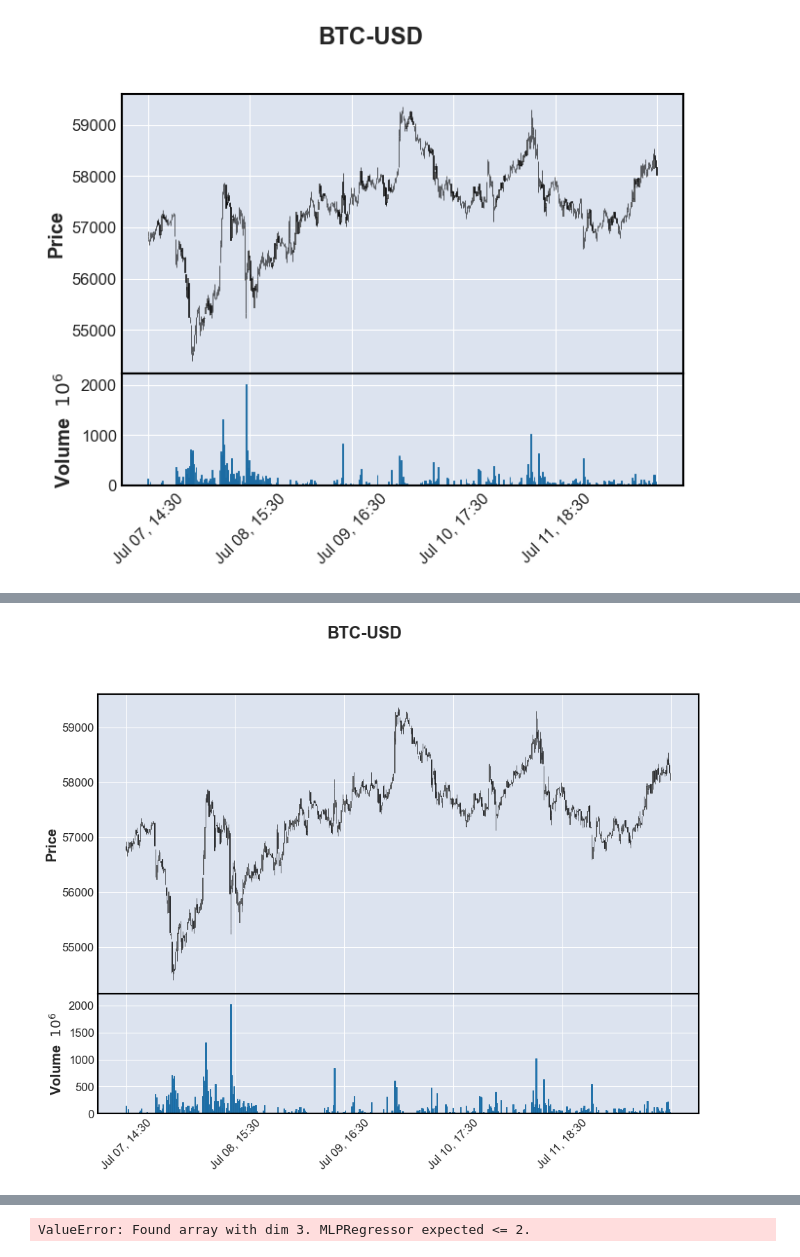
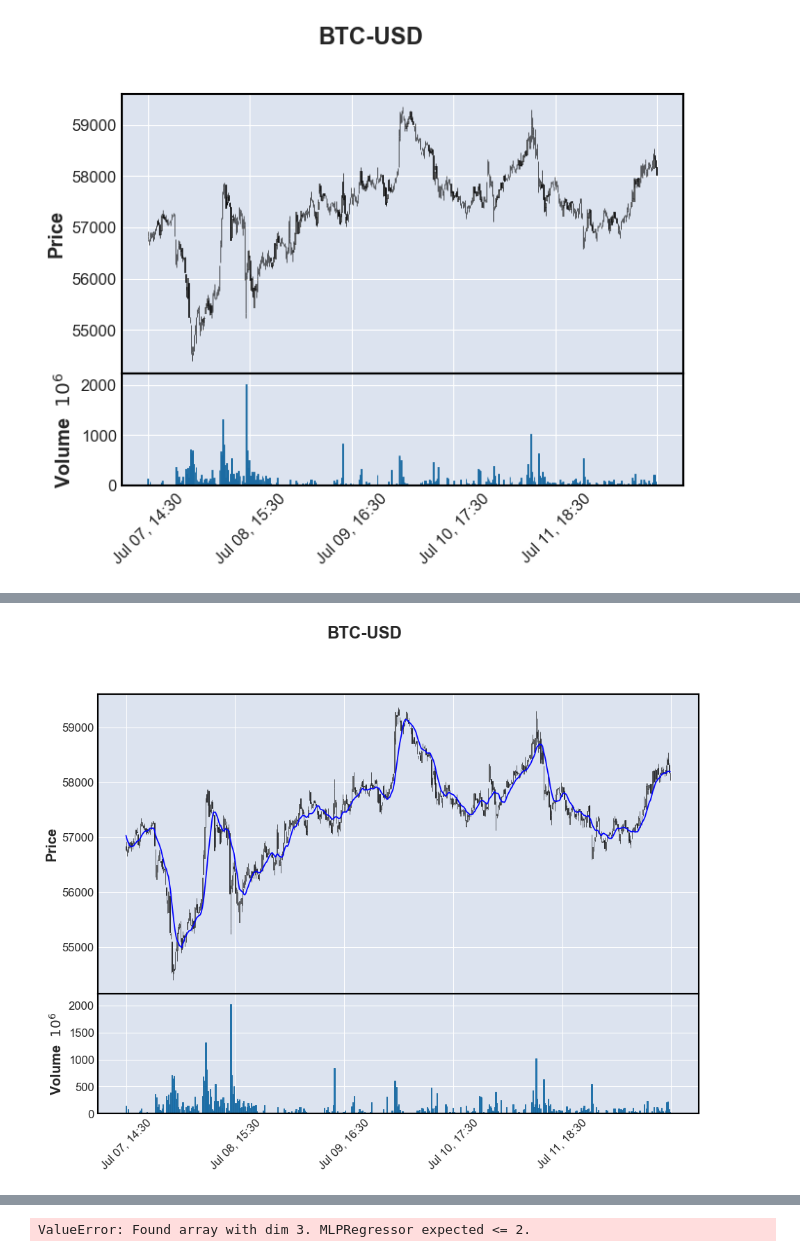
Before and after one commit to TidyMaze/finance, a Jupyter notebook: test.ipynb, the cells around one changed output, grey strips where cells are left out. Cells and saved outputs as stored; diff of their text form; code cells hidden in the pictures.

```diff
--- a/test.ipynb
+++ b/test.ipynb
@@ -99,7 +99,7 @@ to_plot = dataset[-500:]
 
 # plot the data with the SMAs and EMAs, taking full screen width
 mpf.plot(to_plot, type='candle', volume=True, title='BTC-USD', addplot=[
-    # mpf.make_addplot(to_plot['SMA_10'], color='blue'),
+    mpf.make_addplot(to_plot['SMA_10'], color='blue'),
     # mpf.make_addplot(to_plot['SMA_50'], color='green'),
     # mpf.make_addplot(to_plot['SMA_200'], color='red'),
     # mpf.make_addplot(to_plot['EMA_10'], color='blue'),
@@ -124,4 +124,4 @@ First row index: 2024-06-12 19:15:00+00:00
-[figure, old version]
+[figure, new version]
 # %%
 dataset
 # %% [output]
```
Also changed, not shown: parts of 21 cells of this notebook.
